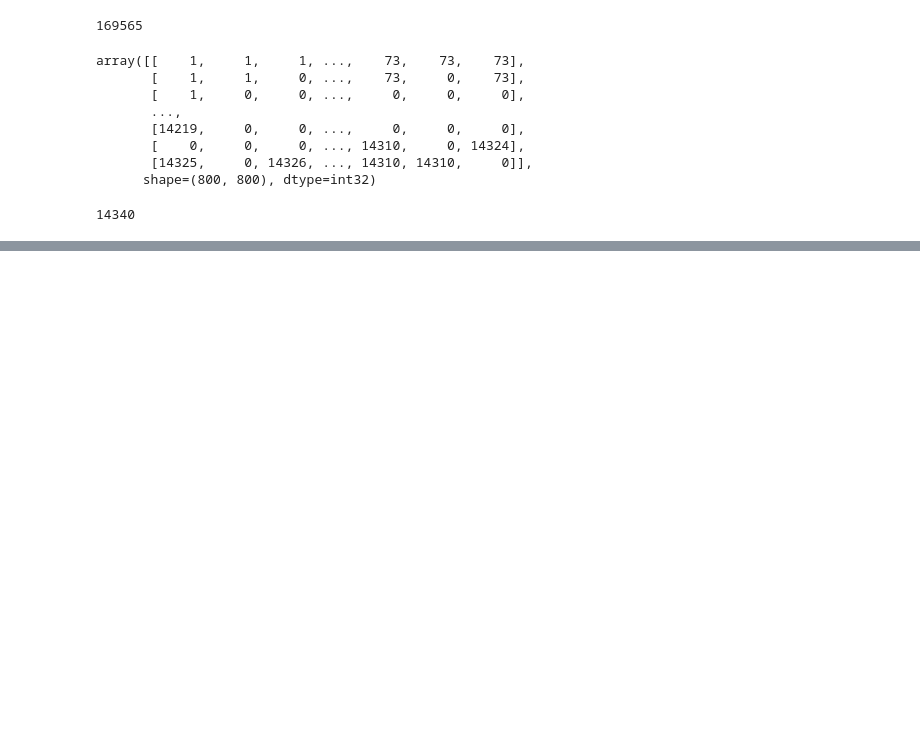
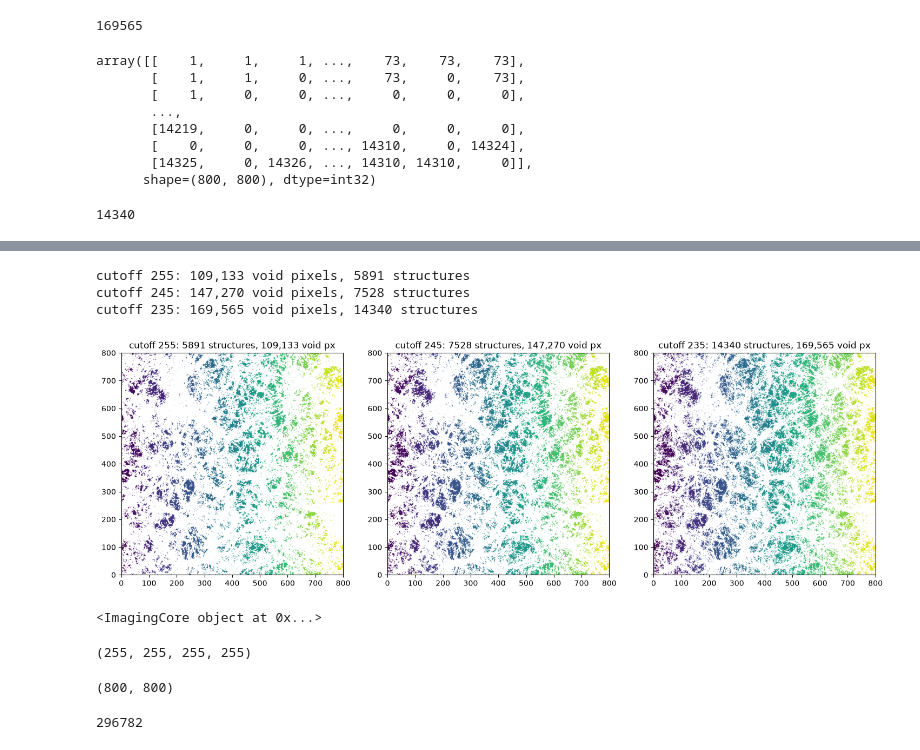
Before and after one commit to glassofmilka/indigo_astrophysics_project, a Jupyter notebook: voidfinding.ipynb, the cells around one changed output, grey strips where cells are left out. Drawn from its saved outputs; the diff is of its cells as text; code cells hidden in the pictures; blank space fills up the shorter version.

```diff
--- a/voidfinding.ipynb
+++ b/voidfinding.ipynb
@@ -246,0 +247,32 @@ plt.imshow(la.T, extent=[0, width, 0, height])
+# %%
+thresholds = [255, 245, 235]
+
+fig, axes = plt.subplots(1, 3, figsize=(18, 6))
+
+for ax, thresh in zip(axes, thresholds):
+    voids = np.zeros((width, height))
+    for i in range(width):
+        for j in range(height):
+            try:
+                rgb = data.getpixel((i, j))
+                if rgb[0] >= thresh and rgb[1] >= thresh and rgb[2] >= thresh:
+                    voids[i, j] = True
+                else:
+                    voids[i, j] = False
+            except:
+                break
+
+    la, nf = scipy.ndimage.measurements.label(voids)
+    n_void_px = len(voids[voids == True])
+
+    la_plot = la.T.astype(float)
+    la_plot[la_plot == 0] = np.nan          # background -> transparent -> white
+
+    ax.imshow(la_plot, extent=[0, width, 0, height])
+    ax.set_title(f"cutoff {thresh}: {nf} structures, {n_void_px:,} void px")
+    print(f"cutoff {thresh}: {n_void_px:,} void pixels, {nf} structures")
+# %% [output]
+cutoff 255: 109,133 void pixels, 5891 structures
+cutoff 245: 147,270 void pixels, 7528 structures
+cutoff 235: 169,565 void pixels, 14340 structures
+[figure, added]
@@ -246,0 +281,33 @@ plt.imshow(la.T, extent=[0, width, 0, height])
+# %%
+with Image.open("illustris3_clean_slice.png") as im:
+    data = im.getdata()
+
+print(data)
+# %% [output]
+<ImagingCore object at 0x...>
+# %%
+data.getpixel((0,0))
+# %% [output]
+(255, 255, 255, 255)
+# %%
+width, height = im.size
+
+voids = np.zeros((width, height))
+for i in range(width):
+    for j in range(height):
+        try:
+            rgb = data.getpixel((i,j))
+            if rgb[0] > 235 and rgb[1] > 235 and rgb[2] > 235:
+                voids[i,j] = True
+            else:
+                voids[i,j] = False
+        except:
+            break
+#voids = voids[voids != -1]
+voids.shape
+# %% [output]
+(800, 800)
+# %%
+len(voids[voids == True])
+# %% [output]
+296782
```
Also changed, not shown: parts of 7 cells of this notebook, 3 other files.
